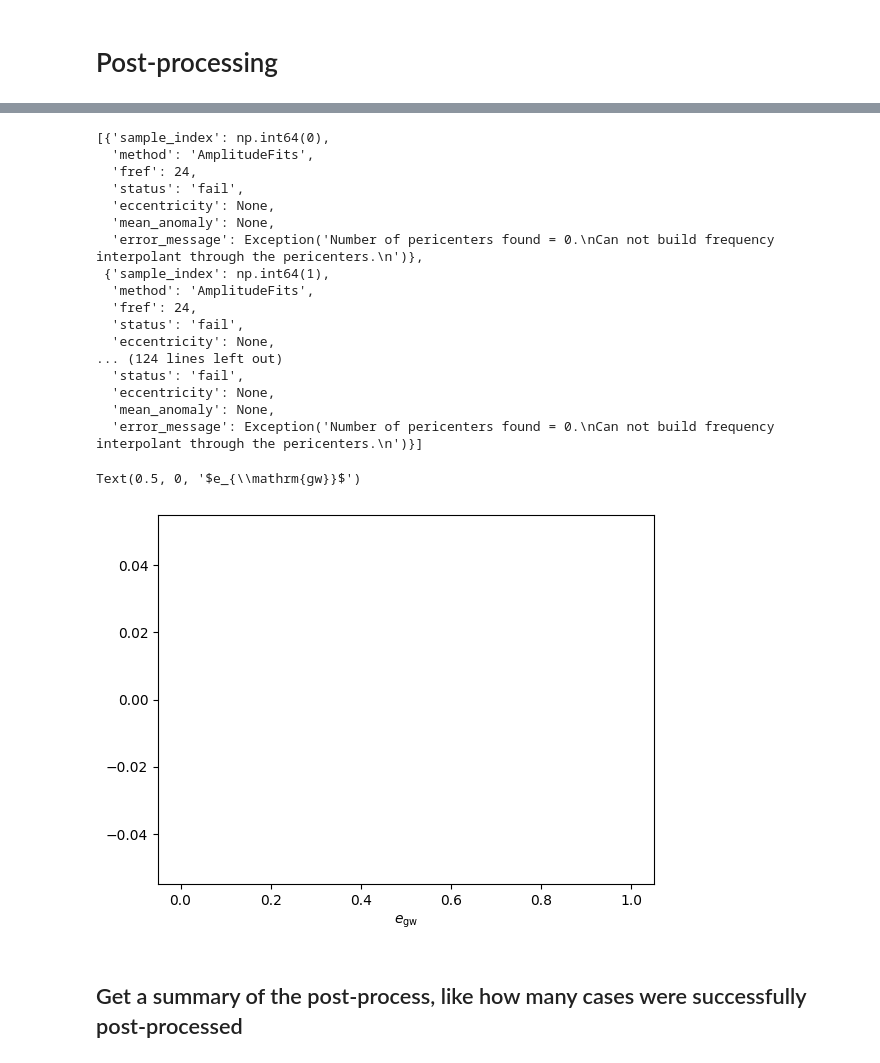
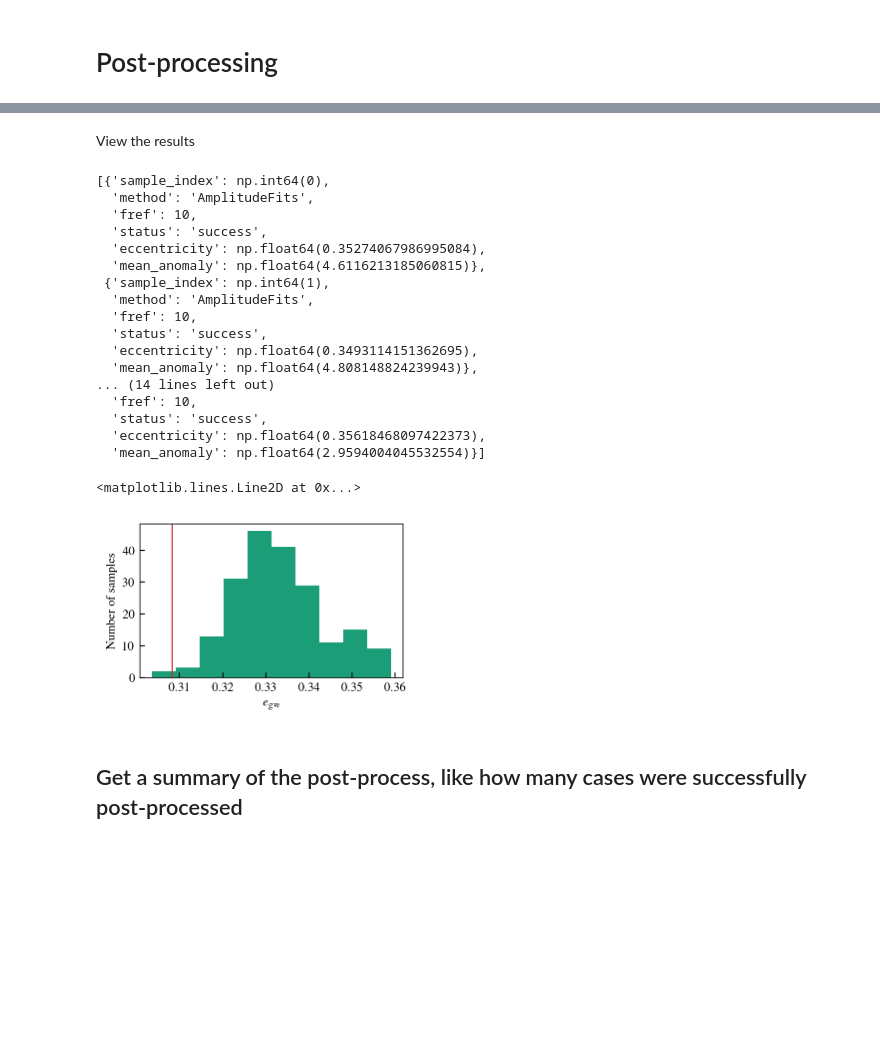
Before and after one commit to vijayvarma392/gw_eccentricity, a Jupyter notebook: gw_eccentricity/posterior/examples/post_process_for_bilby.ipynb, the cells around one changed output, grey strips where cells are left out. Drawn from its saved outputs; the diff is of its cells as text; code cells hidden in the pictures; blank space fills up the shorter version.

Commit message:
add injection and parallelization

```diff
--- a/gw_eccentricity/posterior/examples/post_process_for_bilby.ipynb
+++ b/gw_eccentricity/posterior/examples/post_process_for_bilby.ipynb
@@ -131,0 +87,6 @@ plt.plot(data_dict["t"], np.abs(data_dict["hlm"][(2, 2)]))
+# %%
+# some settings to use
+method = "AmplitudeFits"
+gw_eccentricity_kwargs = {"extra_kwargs": {"omega_gw_extrema_interpolation_method": "spline"}}
+samples = np.arange(0, 200)
+n_jobs = 6
@@ -133,0 +117,7 @@ plt.plot(data_dict["t"], np.abs(data_dict["hlm"][(2, 2)]))
+# %%
+fref = 10
+egwBilby.measure_eccentricity_for_sample(
+    sample_index=5223,
+    fref=fref,
+    method=method,
+    gw_eccentricity_kwargs=gw_eccentricity_kwargs)
@@ -134,3 +135,8 @@ plt.plot(data_dict["t"], np.abs(data_dict["hlm"][(2, 2)]))
 # %%
-fref = 24
-egwBilby.post_process(fref=fref, samples=np.arange(0, 20), method="AmplitudeFits")
+fref = 10
+t_start = time.perf_counter()
+egwBilby.post_process(fref=fref, samples=samples,
+                      method=method,
+                      gw_eccentricity_kwargs=gw_eccentricity_kwargs,
+                      n_jobs=n_jobs)
+t_stop = time.perf_counter()
@@ -155,20 +147,22 @@ egwBilby.post_process(fref=fref, samples=np.arange(0, 20), method="AmplitudeFits
+# %% [markdown]
+View the results
 # %%
-egwBilby.post_process_result
+egwBilby.post_process_result[:5]
 # %% [output]
 [{'sample_index': np.int64(0),
   'method': 'AmplitudeFits',
-  'fref': 24,
-  'status': 'fail',
-  'eccentricity': None,
-  'mean_anomaly': None,
-  'error_message': Exception('Number of pericenters found = 0.\nCan not build frequency interpolant through the pericenters.\n')},
+  'fref': 10,
+  'status': 'success',
+  'eccentricity': np.float64(0.35274067986995084),
+  'mean_anomaly': np.float64(4.6116213185060815)},
  {'sample_index': np.int64(1),
   'method': 'AmplitudeFits',
-  'fref': 24,
-  'status': 'fail',
-  'eccentricity': None,
-... (124 lines left out)
-  'status': 'fail',
-  'eccentricity': None,
-  'mean_anomaly': None,
-  'error_message': Exception('Number of pericenters found = 0.\nCan not build frequency interpolant through the pericenters.\n')}]
+  'fref': 10,
+  'status': 'success',
+  'eccentricity': np.float64(0.3493114151362695),
+  'mean_anomaly': np.float64(4.808148824239943)},
+... (14 lines left out)
+  'fref': 10,
+  'status': 'success',
+  'eccentricity': np.float64(0.35618468097422373),
+  'mean_anomaly': np.float64(2.9594004045532554)}]
@@ -177,9 +169,16 @@ gwecc_posterior = egwBilby.get_egw_posterior()
+# %%
+egw_inj, mean_ano_inj = egwBilby.get_injection_eccentricity(
+    fref=fref,
+    method=method,
+    gw_eccentricity_kwargs=gw_eccentricity_kwargs,
+    # debug=True
+)
 # %%
-plt.hist(gwecc_posterior["eccentricity"])
-plt.xlabel("$e_{\mathrm{gw}}$")
+fig, ax = egwBilby.plot_egw_posterior(usetex=True, style="APS")
+ax.axvline(egw_inj, c="tab:red")
 # %% [output]
-Text(0.5, 0, '$e_{\\mathrm{gw}}$')
+<matplotlib.lines.Line2D at 0x...>
-[figure, old version]
+[figure, new version]
 # %% [markdown]
 ## Get a summary of the post-process, like how many cases were successfully post-processed
 # %%
```
Also changed, not shown: parts of 32 cells of this notebook, 3 other files.
